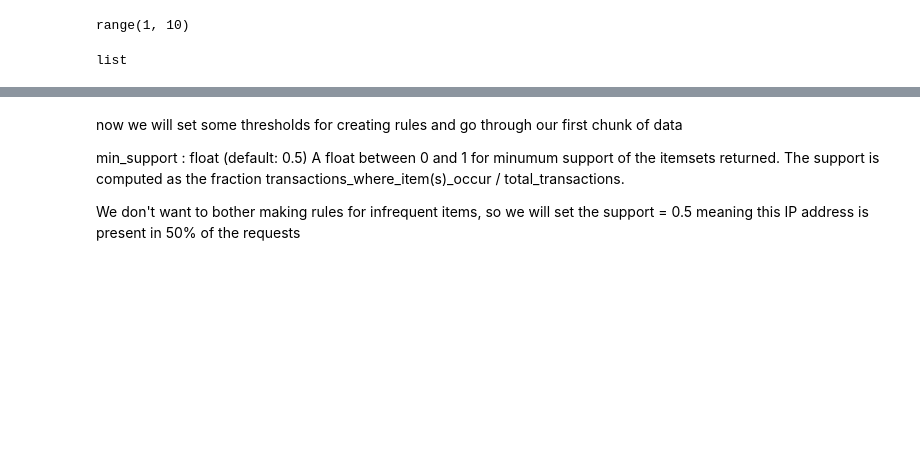
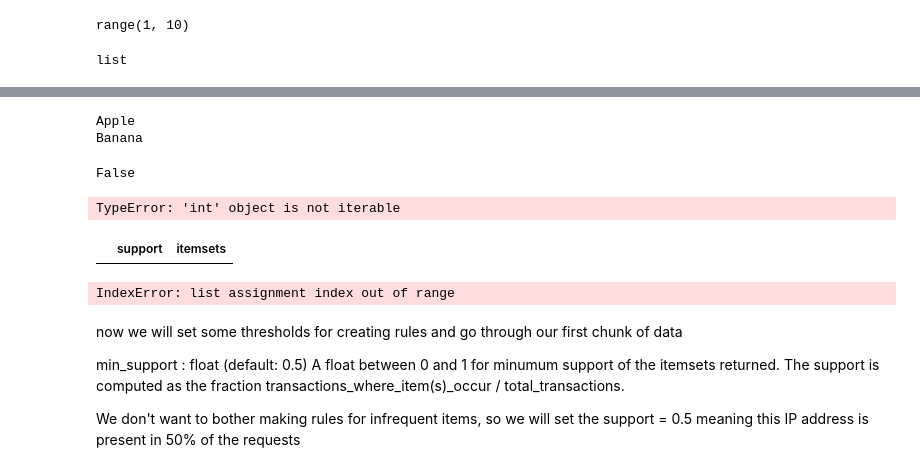
Before and after one commit to nrb75/Manifold, a Jupyter notebook: Apriori.ipynb, the cells around one changed output, grey strips where cells are left out. Saved outputs shown, nothing was run; the diff lists cells and outputs as text; code cells hidden in the pictures; blank space fills up the shorter version.

Commit message:
apriori

```diff
--- a/Apriori.ipynb
+++ b/Apriori.ipynb
@@ -122,3 +159,37 @@ ValueError: DataFrame constructor not properly called!
+# %%
+for i in myset2:
+    if i in mySet:
+        print(i)
+# %% [output]
+Apple
+Banana
+# %%
+ap1['itemsets'][1] in ap1['itemsets']
+# %% [output]
+False
+# %%
+#check if sets are in either apriori selected rules
+
+for i in len(ap1['itemsets']):
+    if ap1['itemsets'][i] not in ap2['itemsets']:
+        print(i)
+# %% [output]
+TypeError: 'int' object is not iterable
+# %%
+masterdf=pd.DataFrame(columns=['support', 'itemsets'])
+# %%
+masterdf
+# %% [output]
+|  | support | itemsets |
+# %%
+#start with 10 loops
+masterdf=DataFrame()
+for i in range(0,10):
+    data_subset=data_coded.sample(n=100000)
+    ap=apriori(data_subset, min_support=0.05, use_colnames=True)
+    if ap
+# %% [output]
+IndexError: list assignment index out of range
 # %% [markdown]
 now we will set some thresholds for creating rules and go through our first chunk of data
 
```
Also changed, not shown: parts of 11 cells of this notebook.
